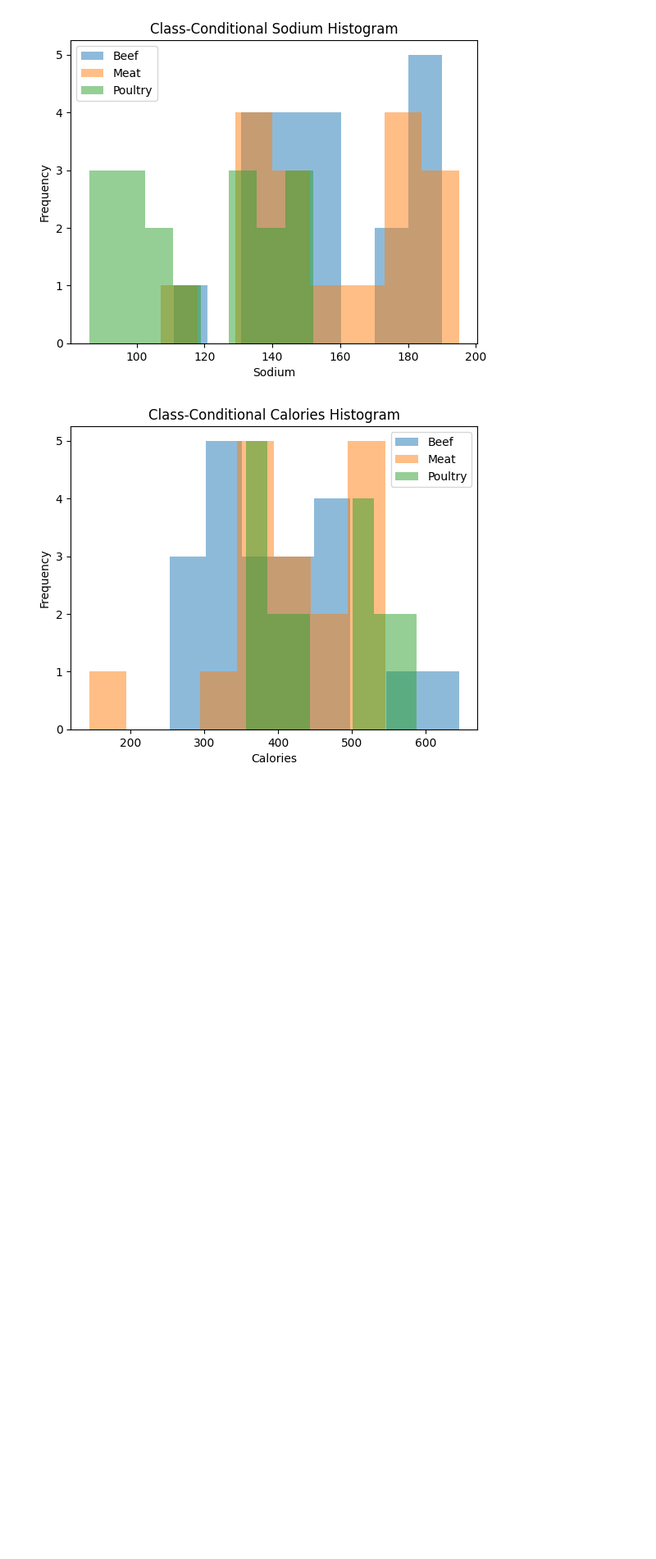
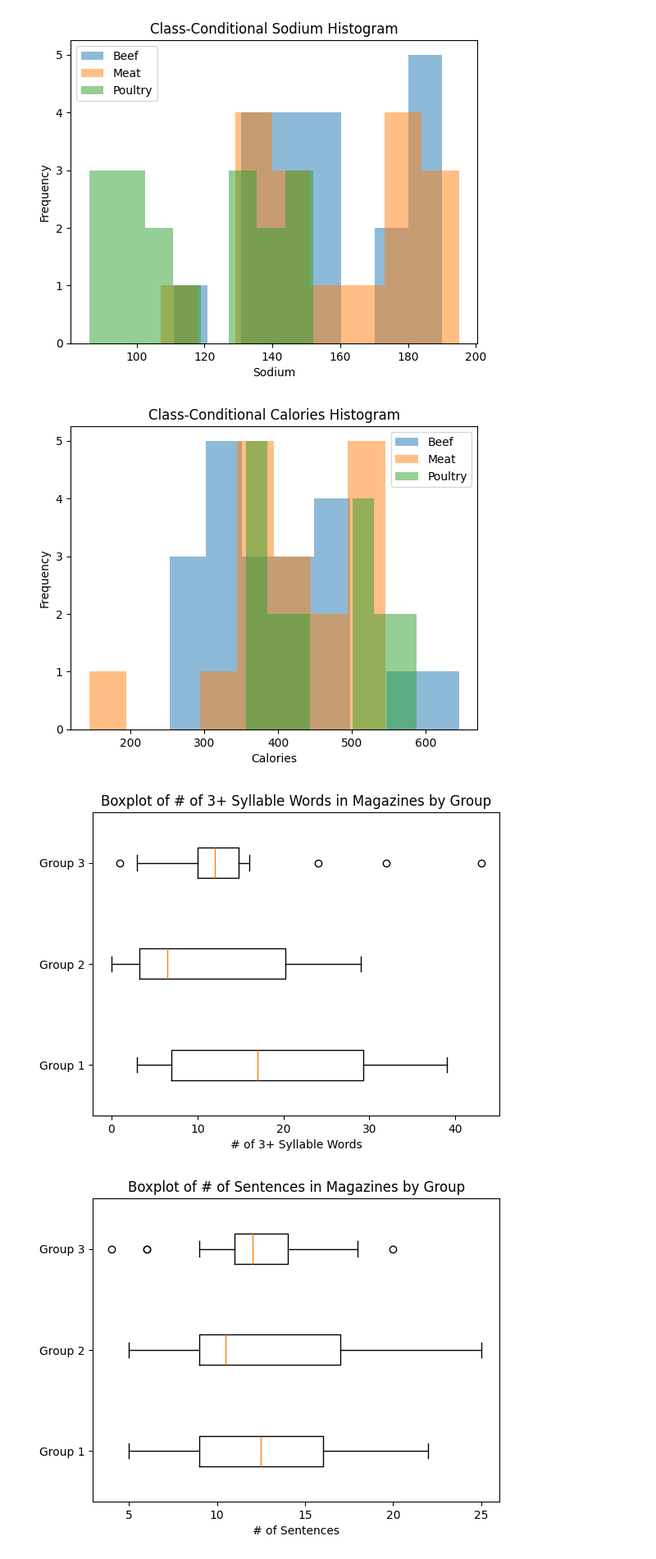
Before and after one commit to Aqtion/Aqtion, a Jupyter notebook: Notebook1_Pandas_Histogram.ipynb, the cells around one changed output. Shown at 82% size. Drawn from its saved outputs; the diff is of its cells as text; code cells hidden in the pictures; blank space fills up the shorter version.

```diff
--- a/Notebook1_Pandas_Histogram.ipynb
+++ b/Notebook1_Pandas_Histogram.ipynb
@@ -220,3 +220,48 @@ plt.show()
 [186, 181, 176, 149, 184, 190, 158, 139, 175, 148, 152, 111, 141, 153, 190, 157, 131, 149, 135, 132]
 [figure]
 [figure]
+# %%
+import pandas as pd
+import matplotlib.pyplot as plt
+
+
+df = pd.read_csv("Readability.csv")
+
+# loading in the values for 3syl, sentences, and groups into lists
+three_syl_values = df["3SYL"].tolist()
+sentence_values = df["SEN"].tolist()
+group_values = df["GROUP"].tolist()
+
+group_1_syl_values = []
+group_2_syl_values = []
+group_3_syl_values = []
+group_1_sen_values = []
+group_2_sen_values = []
+group_3_sen_values = []
+
+for i in range(len(group_values)):
+    if group_values[i] == 1:
+        group_1_syl_values.append(three_syl_values[i])
+        group_1_sen_values.append(sentence_values[i])
+    elif group_values[i] == 2:
+        group_2_syl_values.append(three_syl_values[i])
+        group_2_sen_values.append(sentence_values[i])
+    elif group_values[i] == 3:
+        group_3_syl_values.append(three_syl_values[i])
+        group_3_sen_values.append(sentence_values[i])
+
+data = {'Group 1': group_1_syl_values, 'Group 2': group_2_syl_values, 'Group 3': group_3_syl_values}
+sen_data = {'Group 1': group_1_sen_values, 'Group 2': group_2_sen_values, 'Group 3': group_3_sen_values}
+
+plt.boxplot(data.values(), labels=data.keys(), vert=False)
+plt.xlabel("# of 3+ Syllable Words")
+plt.title("Boxplot of # of 3+ Syllable Words in Magazines by Group")
+plt.show()
+
+plt.boxplot(sen_data.values(), labels=sen_data.keys(), vert=False)
+plt.xlabel("# of Sentences")
+plt.title("Boxplot of # of Sentences in Magazines by Group")
+plt.show()
+# %% [output]
+[figure, added]
+[figure, added]
```
Also changed, not shown: parts of 1 cell of this notebook.
